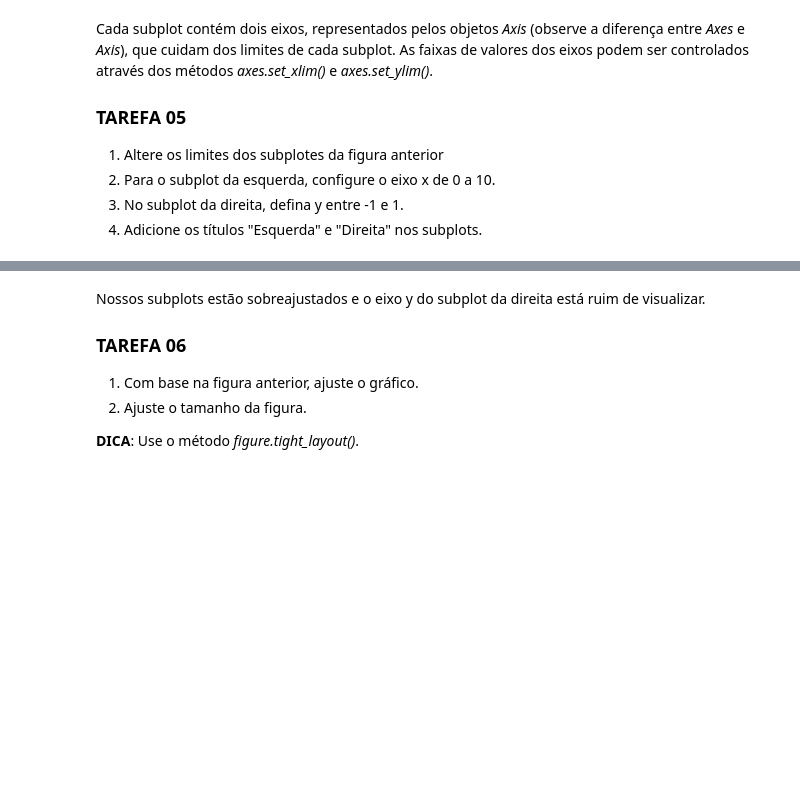
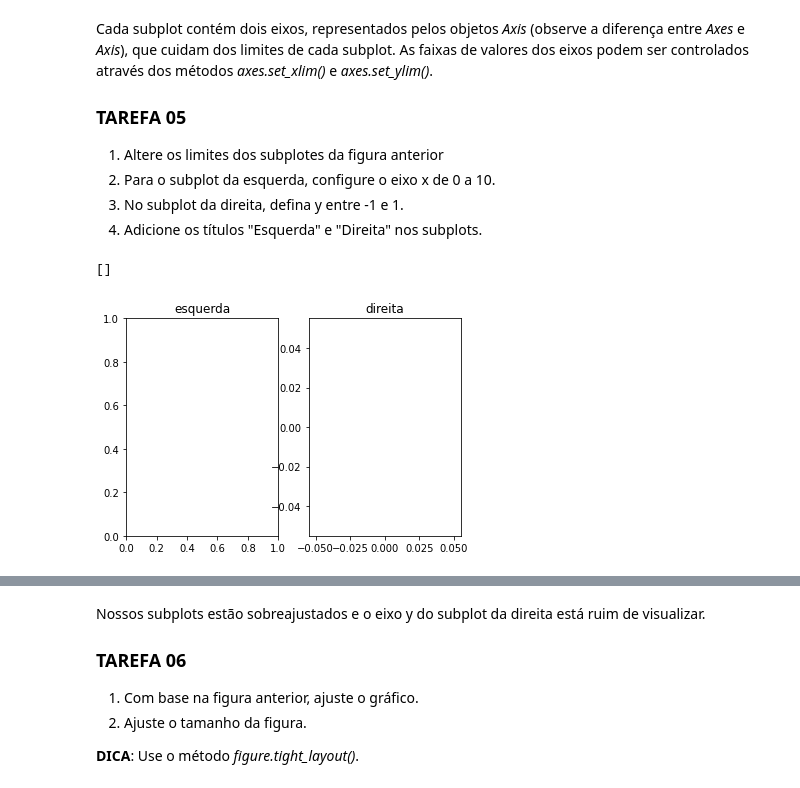
Before and after one commit to aruanalucena/visualizacao_exploratoria_exercicios, a Jupyter notebook: 01-exercicios-matplotlib/visualizacao-com-matplotlib.ipynb, the cells around one changed output, grey strips where cells are left out. Saved outputs shown, nothing was run; the diff lists cells and outputs as text; code cells hidden in the pictures; blank space fills up the shorter version.

```diff
--- a/01-exercicios-matplotlib/visualizacao-com-matplotlib.ipynb
+++ b/01-exercicios-matplotlib/visualizacao-com-matplotlib.ipynb
@@ -218,0 +180,11 @@ Cada subplot contém dois eixos, representados pelos objetos *Axis* (observe a d
+# %%
+# Insira seu código aqui
+fig = plt.figure()
+fig.add_subplot(1,2,1)
+plt.title('esquerda')
+fig.add_subplot(1,2,2)
+plt.title('direita')
+plt.plot()
+# %% [output]
+[]
+[figure, added]
```
Also changed, not shown: parts of 26 cells of this notebook.
